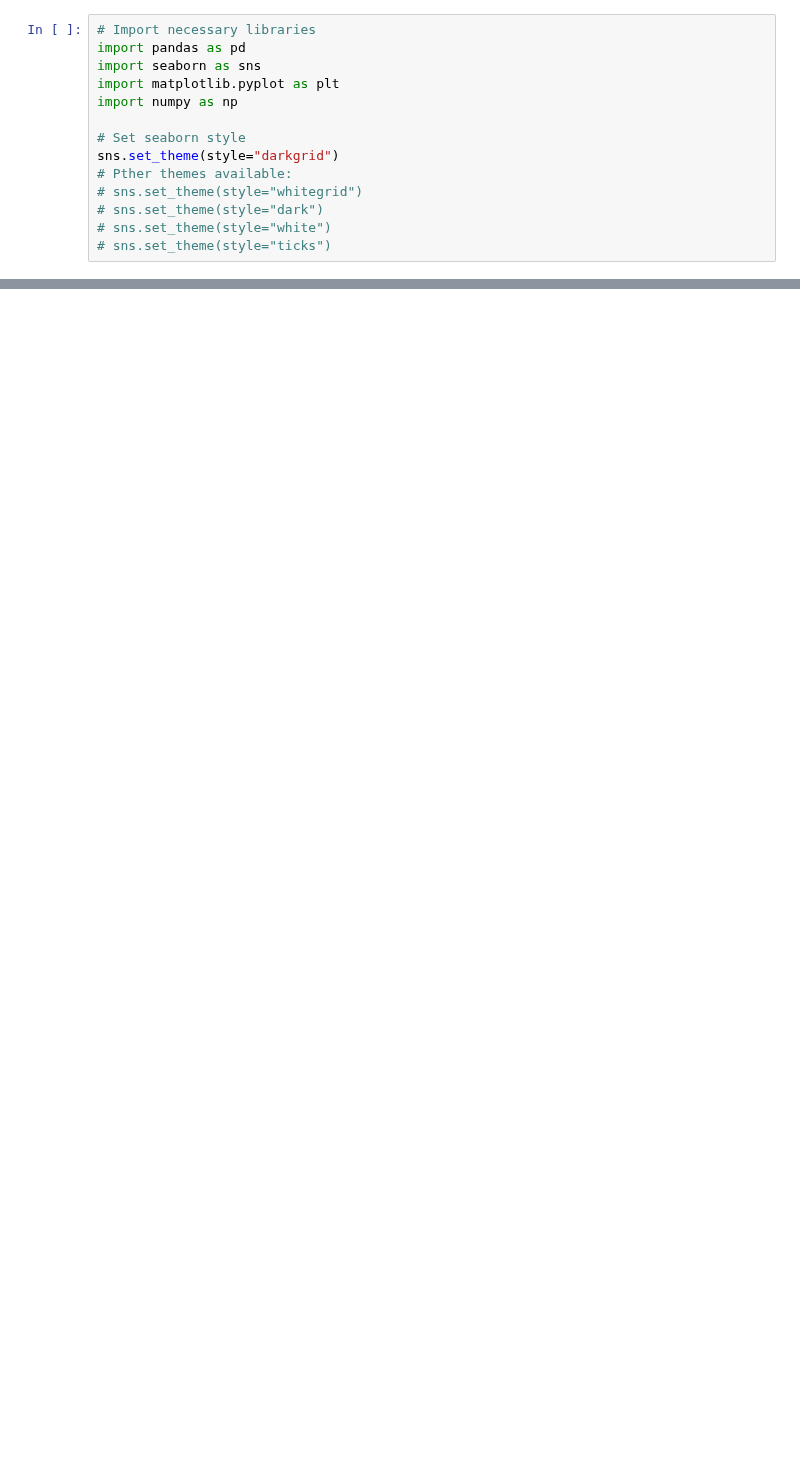
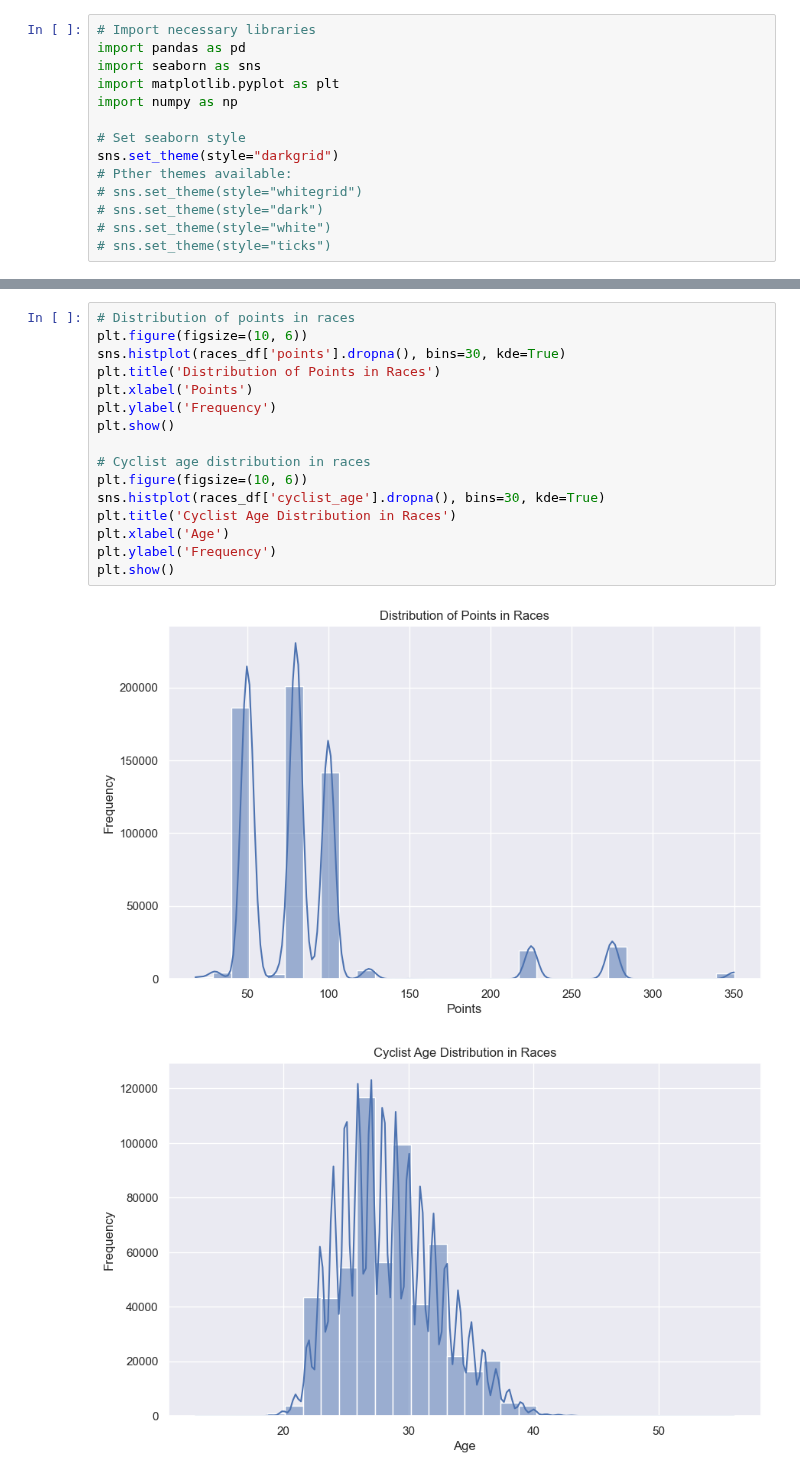
Before and after one commit to Emahhh/dm-project, a Jupyter notebook: prova.ipynb, the cells around one changed output, grey strips where cells are left out. Saved outputs shown, nothing was run; the diff lists cells and outputs as text; blank space fills up the shorter version.

```diff
--- a/prova.ipynb
+++ b/prova.ipynb
@@ -157,0 +355,19 @@ plt.show()
+# %%
+# Distribution of points in races
+plt.figure(figsize=(10, 6))
+sns.histplot(races_df['points'].dropna(), bins=30, kde=True)
+plt.title('Distribution of Points in Races')
+plt.xlabel('Points')
+plt.ylabel('Frequency')
+plt.show()
+
+# Cyclist age distribution in races
+plt.figure(figsize=(10, 6))
+sns.histplot(races_df['cyclist_age'].dropna(), bins=30, kde=True)
+plt.title('Cyclist Age Distribution in Races')
+plt.xlabel('Age')
+plt.ylabel('Frequency')
+plt.show()
+# %% [output]
+[figure, added]
+[figure, added]
```
Also changed, not shown: parts of 25 cells of this notebook, 1 other file.
